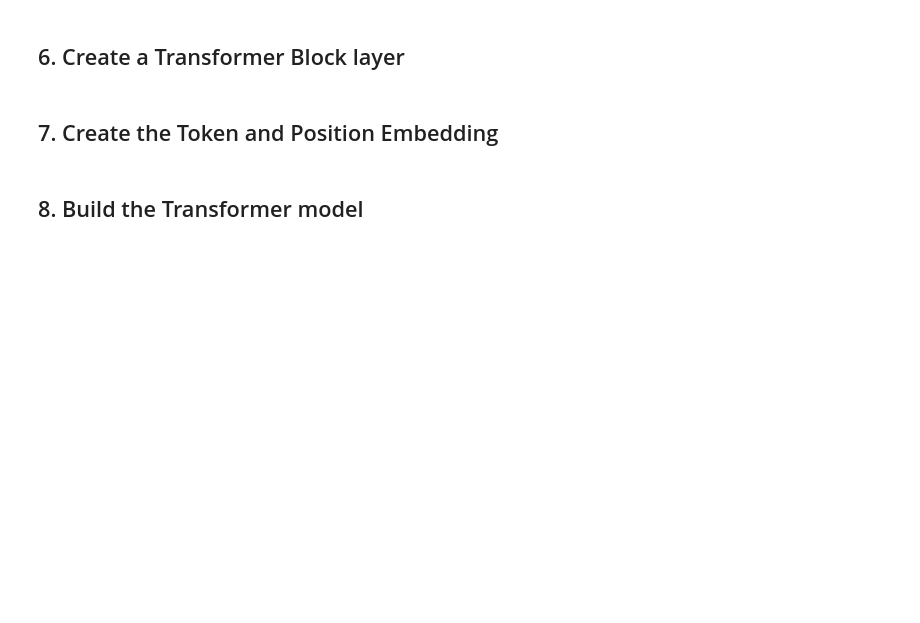
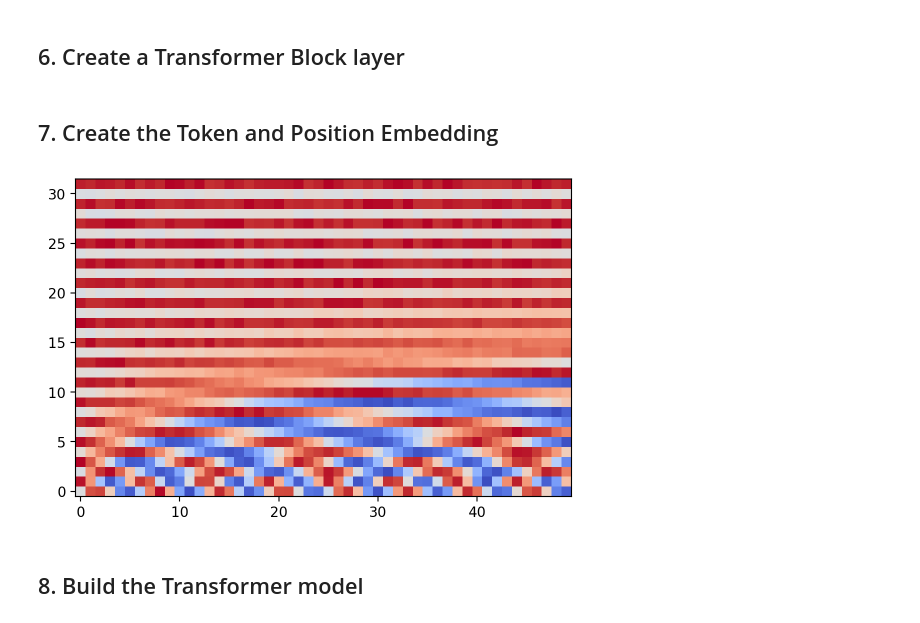
Before and after one commit to davidADSP/Generative_Deep_Learning_2nd_Edition, a Jupyter notebook: notebooks/music/bach-cello/train.ipynb, the cells around one changed output. Saved outputs shown, nothing was run; the diff lists cells and outputs as text; code cells hidden in the pictures; blank space fills up the shorter version.

```diff
--- a/notebooks/music/bach-cello/train.ipynb
+++ b/notebooks/music/bach-cello/train.ipynb
@@ -266,29 +259,32 @@ class TransformerBlock(keras.layers.Layer):
 ## 7. Create the Token and Position Embedding <a name="embedder"></a>
 # %%
 class TokenAndPositionEmbedding(keras.layers.Layer):
-    def __init__(self, max_len, vocab_size, embed_dim):
+    def __init__(self, vocab_size, embed_dim):
         super(TokenAndPositionEmbedding, self).__init__()
-        self.max_len =max_len
-        self.vocab_size =vocab_size
+        self.vocab_size = vocab_size
         self.embed_dim = embed_dim
         self.token_emb = keras.layers.Embedding(input_dim=vocab_size, output_dim=embed_dim)
-        self.pos_emb = keras.layers.Embedding(input_dim=max_len, output_dim=embed_dim)
+        self.pos_emb = keras_nlp.layers.SinePositionEncoding()
 
     def call(self, x):
-        maxlen = tf.shape(x)[-1]
-        positions = tf.range(start=0, limit=maxlen, delta=1)
-        positions = self.pos_emb(positions)
-        x = self.token_emb(x)
-        return x + positions
+        embedding = self.token_emb(x)
+        positions = self.pos_emb(embedding)
+        return embedding + positions
 
     def get_config(self):
         config = super().get_config()
         config.update({
-            "max_len": self.max_len,
             "vocab_size": self.vocab_size,
             "embed_dim": self.embed_dim,
         })
         return config
+# %%
+tpe = TokenAndPositionEmbedding(MAX_LEN, 32)
+out = np.transpose(tpe(np.array(list(range(MAX_LEN)))))
+plt.imshow(out, cmap='coolwarm', interpolation='nearest', origin = 'lower')
+plt.show()
+# %% [output]
+[figure, added]
 # %% [markdown]
 ## 8. Build the Transformer model <a name="transformer_decoder"></a>
 # %%
```
Also changed, not shown: parts of 21 cells of this notebook, 14 other files.
